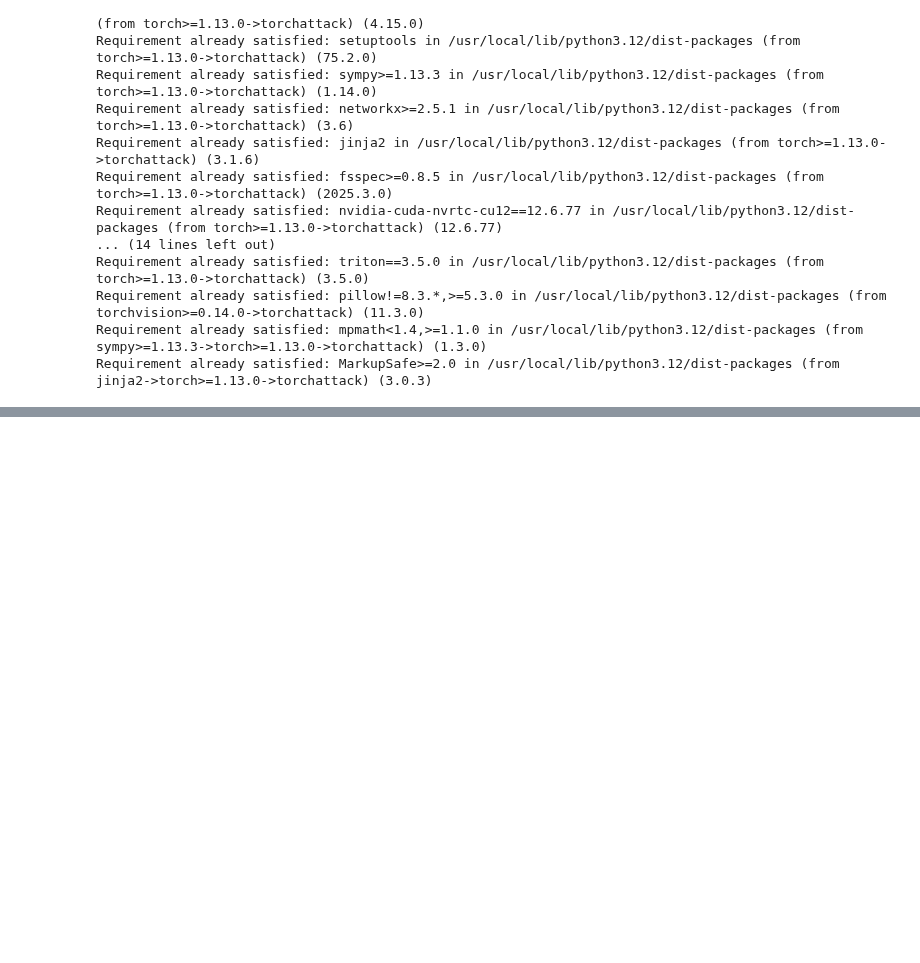
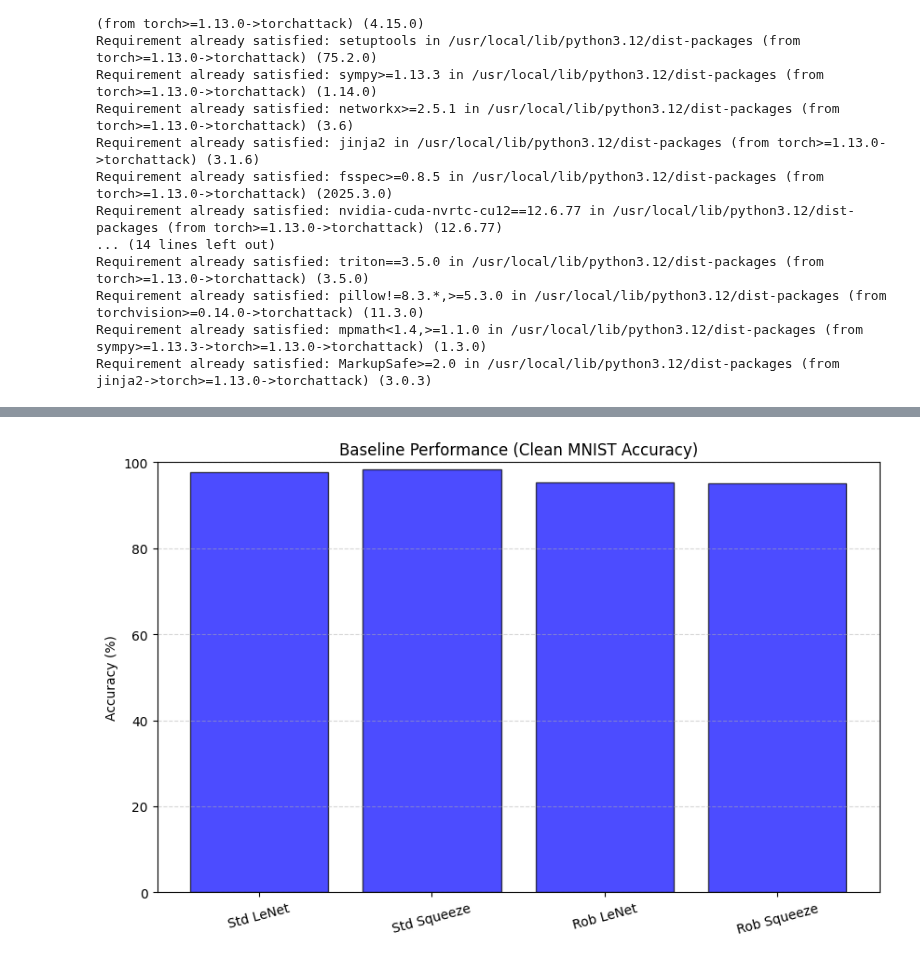
Before and after one commit to vm2781/adversarial_attacks, a Jupyter notebook: model_adversarial_analysis.ipynb, the cells around one changed output, grey strips where cells are left out. Saved outputs shown, nothing was run; the diff lists cells and outputs as text; code cells hidden in the pictures; blank space fills up the shorter version.

```diff
--- a/model_adversarial_analysis.ipynb
+++ b/model_adversarial_analysis.ipynb
@@ -128,64 +176,15 @@ if os.path.exists(ext_data_path):
 # %%
-def evaluate(model, imgs, lbls):
-    if model is None: return 0
-    with torch.no_grad():
-        preds = model(imgs.to(device)).argmax(1)
-        return (preds == lbls.to(device)).float().mean().item() * 100
+names = [c[0] for c in model_configs]
+x = np.arange(len(names))
 
-offense_vs_std = []
-offense_vs_rob = []
-l2_costs = []
-
-for name, fname, _ in model_configs:
-    path = f"{adv_dir}/500_adv_{fname}"
-    if not os.path.exists(path):
-        offense_vs_std.append(0); offense_vs_rob.append(0); l2_costs.append(0)
-        continue
-
-    data = torch.load(path)
-    adv_imgs = data['adv']
-    adv_lbls = data['lbl']
-    l2_costs.append(data['avg_l2'])
-
-    scores_std = [evaluate(zoo_models['MLP_Std'], adv_imgs, adv_lbls),
-                  evaluate(zoo_models['CNN_Std'], adv_imgs, adv_lbls)]
-    offense_vs_std.append(100 - np.mean(scores_std))
-
-    scores_rob = [evaluate(zoo_models['MLP_Rob'], adv_imgs, adv_lbls),
-                  evaluate(zoo_models['CNN_Rob'], adv_imgs, adv_lbls)]
-    offense_vs_rob.append(100 - np.mean(scores_rob))
-
-from torchvision.models import squeezenet1_0
-class LeNet5(nn.Module):
-    def __init__(self):
-        super(LeNet5, self).__init__()
-        self.conv1 = nn.Conv2d(1, 6, 5); self.conv2 = nn.Conv2d(6, 16, 5)
-        self.fc1 = nn.Linear(256, 120); self.fc2 = nn.Linear(120, 84); self.fc3 = nn.Linear(84, 10)
-    def forward(self, x):
-        x = F.relu(self.conv1(x)); x = F.max_pool2d(x, 2)
-        x = F.relu(self.conv2(x)); x = F.max_pool2d(x, 2)
-        x = x.view(x.size(0), -1); x = F.relu(self.fc1(x)); x = F.relu(self.fc2(x)); return self.fc3(x)
-
-class SqueezeNetMNIST(nn.Module):
-    def __init__(self):
-        super(SqueezeNetMNIST, self).__init__()
-        self.model = squeezenet1_0(num_classes=10)
-        self.model.classifier[1] = nn.Conv2d(512, 10, kernel_size=1)
-    def forward(self, x):
-        if x.shape[1] == 1: x = x.repeat(1, 3, 1, 1)
-        return self.model(x)
-
-defense_scores = []
-for _, fname, arch in model_configs:
-    m = LeNet5() if arch == 'lenet' else SqueezeNetMNIST()
-    path = f"{base_path}/model_weights/{fname}"
-    if os.path.exists(path):
-        m.load_state_dict(torch.load(path, map_location=device))
-        m.to(device).eval()
-        if ext_imgs is not None:
-            defense_scores.append(evaluate(m, ext_imgs, ext_lbls))
-        else:
-            defense_scores.append(0)
-    else:
-        defense_scores.append(0)
+plt.figure(figsize=(10, 6))
+plt.bar(x, clean_scores, color='blue', alpha=0.7, edgecolor='black')
+plt.xticks(x, names, rotation=15)
+plt.ylabel("Accuracy (%)")
+plt.title("Baseline Performance (Clean MNIST Accuracy)")
+plt.ylim(0, 100)
+plt.grid(axis='y', linestyle='--', alpha=0.5)
+plt.show()
+# %% [output]
+[figure, added]
 # %%
```
Also changed, not shown: parts of 10 cells of this notebook.
